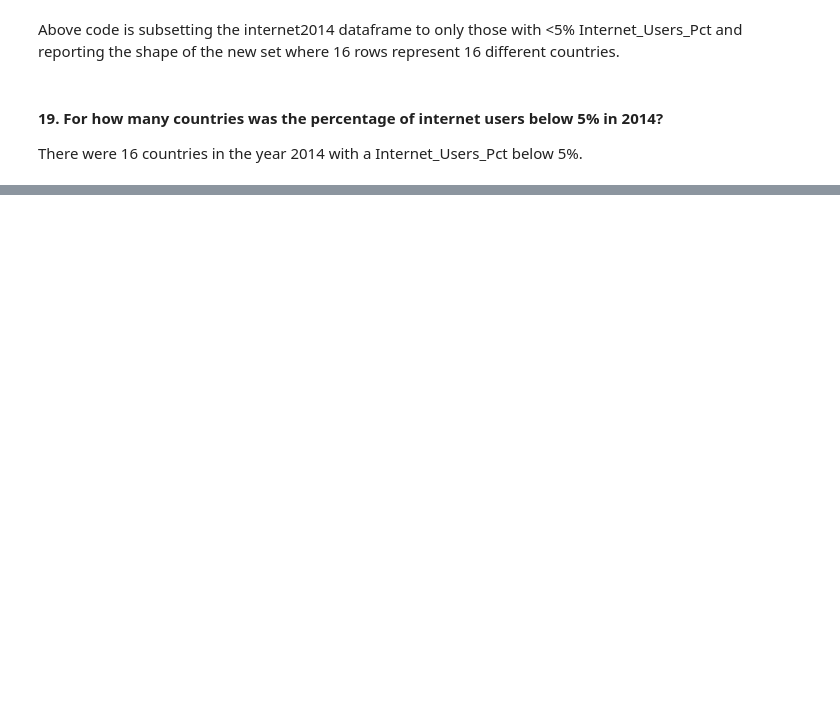
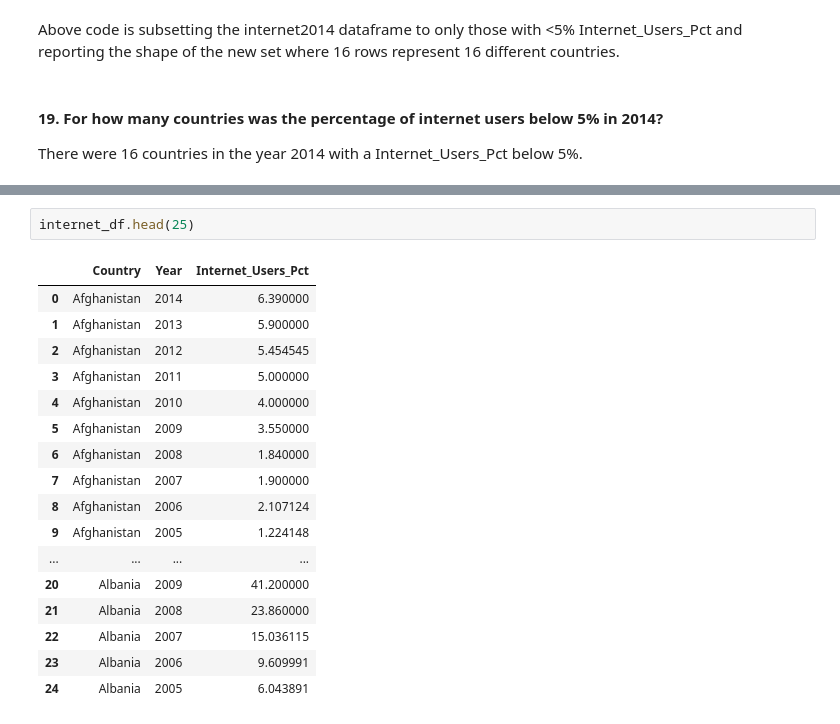
Before and after one commit to NSS-Full-Time-Data-Analytics-9/gdp_and_internet_usage-WilliamPrunty, a Jupyter notebook: notebooks/gdp_and_internet_usage_williamp.ipynb, the cells around one changed output, grey strips where cells are left out. Drawn from its saved outputs; the diff is of its cells as text; blank space fills up the shorter version.

```diff
--- a/notebooks/gdp_and_internet_usage_williamp.ipynb
+++ b/notebooks/gdp_and_internet_usage_williamp.ipynb
@@ -256,0 +479,20 @@ There were 16 countries in the year 2014 with a Internet_Users_Pct below 5%.
+# %%
+internet_df.head(25)
+# %% [output]
+|  | Country | Year | Internet_Users_Pct |
+| 0 | Afghanistan | 2014 | 6.390000 |
+| 1 | Afghanistan | 2013 | 5.900000 |
+| 2 | Afghanistan | 2012 | 5.454545 |
+| 3 | Afghanistan | 2011 | 5.000000 |
+| 4 | Afghanistan | 2010 | 4.000000 |
+| 5 | Afghanistan | 2009 | 3.550000 |
+| 6 | Afghanistan | 2008 | 1.840000 |
+| 7 | Afghanistan | 2007 | 1.900000 |
+| 8 | Afghanistan | 2006 | 2.107124 |
+| 9 | Afghanistan | 2005 | 1.224148 |
+| ... | ... | ... | ... |
+| 20 | Albania | 2009 | 41.200000 |
+| 21 | Albania | 2008 | 23.860000 |
+| 22 | Albania | 2007 | 15.036115 |
+| 23 | Albania | 2006 | 9.609991 |
+| 24 | Albania | 2005 | 6.043891 |
```
Also changed, not shown: parts of 38 cells of this notebook.
